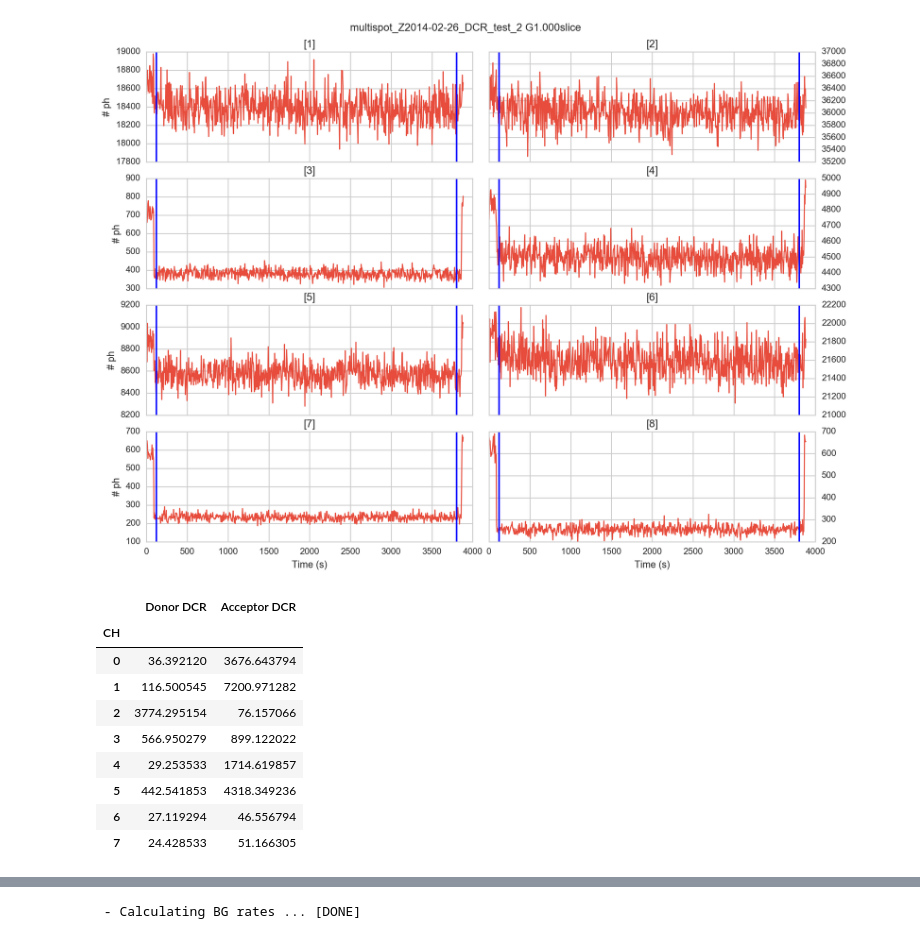
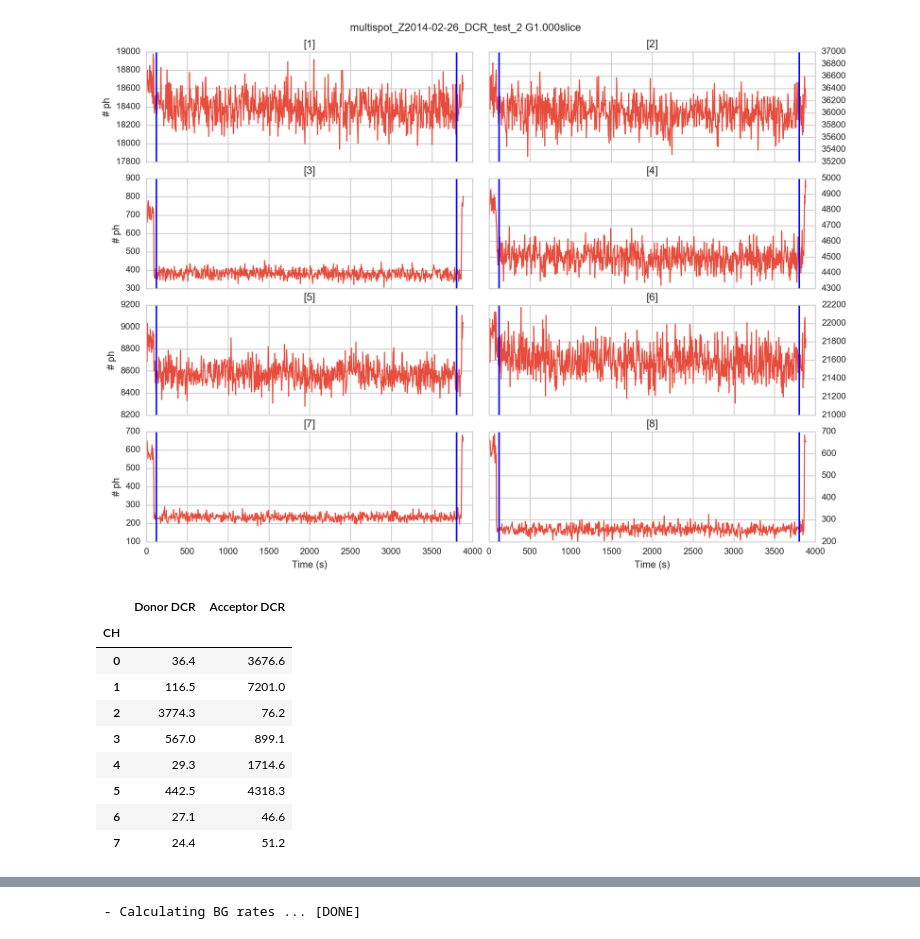
Before and after one commit to tritemio/multispot_paper, a Jupyter notebook: out_notebooks/8-pixel DCR-out.ipynb, the cells around one changed output, grey strips where cells are left out. Cells and saved outputs as stored; diff of their text form; code cells hidden in the pictures.

```diff
--- a/out_notebooks/8-pixel DCR-out.ipynb
+++ b/out_notebooks/8-pixel DCR-out.ipynb
@@ -67,7 +67,7 @@ dcr_data = pd.DataFrame(columns = ['Donor DCR', 'Acceptor DCR'], dtype=float)
 dcr_data.index.name = 'CH'
 dcr_data['Donor DCR'] = donor_dcr
 dcr_data['Acceptor DCR'] = accept_dcr
-dcr_data = dcr_data.round(4)
+dcr_data = dcr_data.round(1)
 dcr_data
 # %% [output]
 |  | Donor DCR | Acceptor DCR |
@@ -125,7 +109,7 @@ def compute_dcr(d):
     donor_dcr = [(~a).sum()/(d.time_max - d.time_min) for a in d.A_em]
 
     # Make a DataFrame
-    dcr_data = pd.DataFrame(columns = ['Donor DCR', 'Acceptor DCR'])
+    dcr_data = pd.DataFrame(columns = ['Donor DCR', 'Acceptor DCR'], dtype=float)
     dcr_data['Donor DCR'] = donor_dcr
     dcr_data['Acceptor DCR'] = accept_dcr
     dcr_data.index.name = 'CH'
@@ -192,19 +176,19 @@ for ax in Ax.ravel():
 [figure]
 # %%
 d_sel = d.slice_ph(time_s1=120, time_s2=3800)
-dcr_sel = compute_dcr(d_sel)
+dcr_sel = compute_dcr(d_sel).round(1)
 dcr_sel
 # %% [output]
 |  | Donor DCR | Acceptor DCR |
 | CH |  |  |
-| 0 | 36.392120 | 3676.643794 |
-| 1 | 116.500545 | 7200.971282 |
-| 2 | 3774.295154 | 76.157066 |
-| 3 | 566.950279 | 899.122022 |
-| 4 | 29.253533 | 1714.619857 |
-| 5 | 442.541853 | 4318.349236 |
-| 6 | 27.119294 | 46.556794 |
-| 7 | 24.428533 | 51.166305 |
+| 0 | 36.4 | 3676.6 |
+| 1 | 116.5 | 7201.0 |
+| 2 | 3774.3 | 76.2 |
+| 3 | 567.0 | 899.1 |
+| 4 | 29.3 | 1714.6 |
+| 5 | 442.5 | 4318.3 |
+| 6 | 27.1 | 46.6 |
+| 7 | 24.4 | 51.2 |
 # %%
 dcr_sel - dcr_data
 # %% [output]
```
Also changed, not shown: parts of 21 cells of this notebook, 2 other files.
